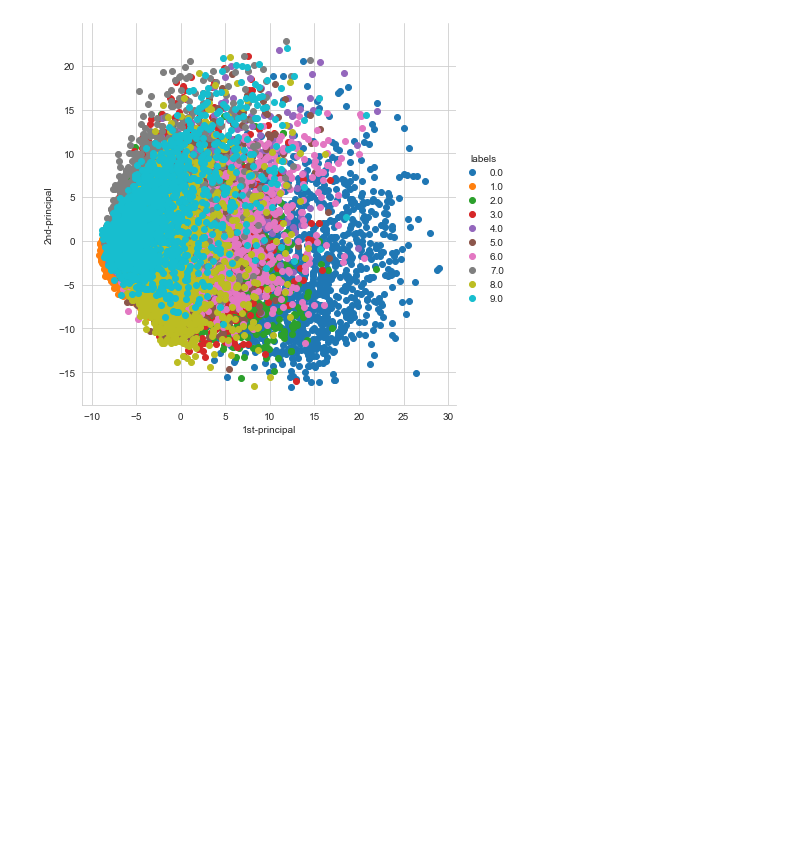
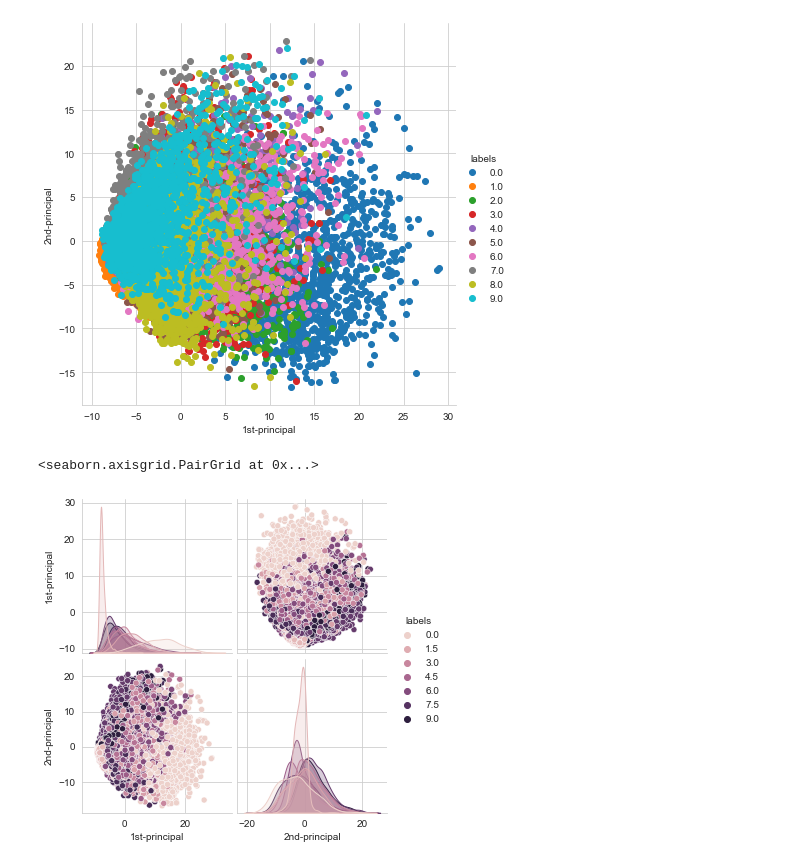
Before and after one commit to zubairfarahi/Data-Science--Machine-Learning-, a Jupyter notebook: Random Projects/PCA/PCA.ipynb, the cells around one changed output. Saved outputs shown, nothing was run; the diff lists cells and outputs as text; code cells hidden in the pictures; blank space fills up the shorter version.

```diff
--- a/Random Projects/PCA/PCA.ipynb
+++ b/Random Projects/PCA/PCA.ipynb
@@ -151,3 +151,8 @@ sns.FacetGrid(pca_pd, hue="labels", height=6).map(plt.scatter, "1st-principal",
 plt.show()
 # %% [output]
 [figure]
+# %%
+sns.pairplot(pca_pd, hue="labels")
+# %% [output]
+<seaborn.axisgrid.PairGrid at 0x...>
+[figure, added]
```
Also changed, not shown: parts of 3 cells of this notebook.
